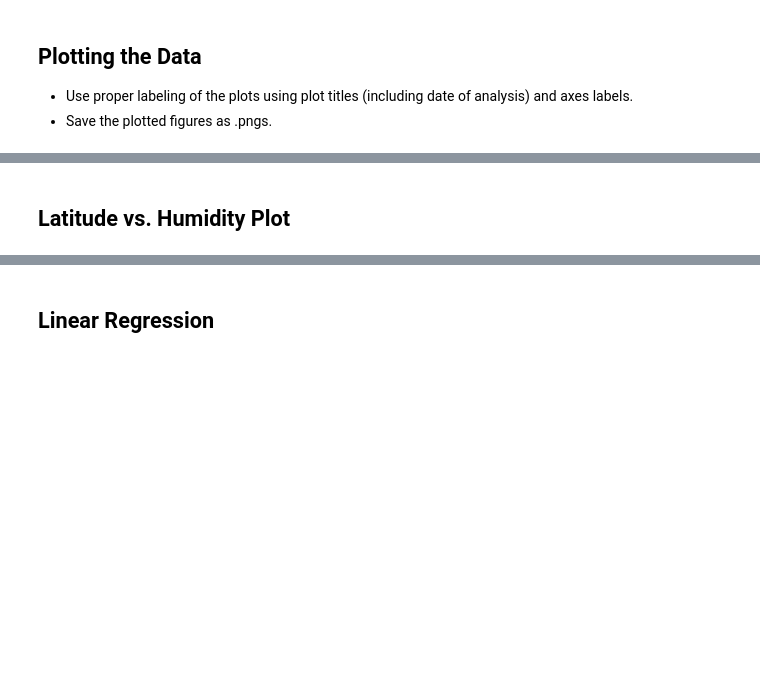
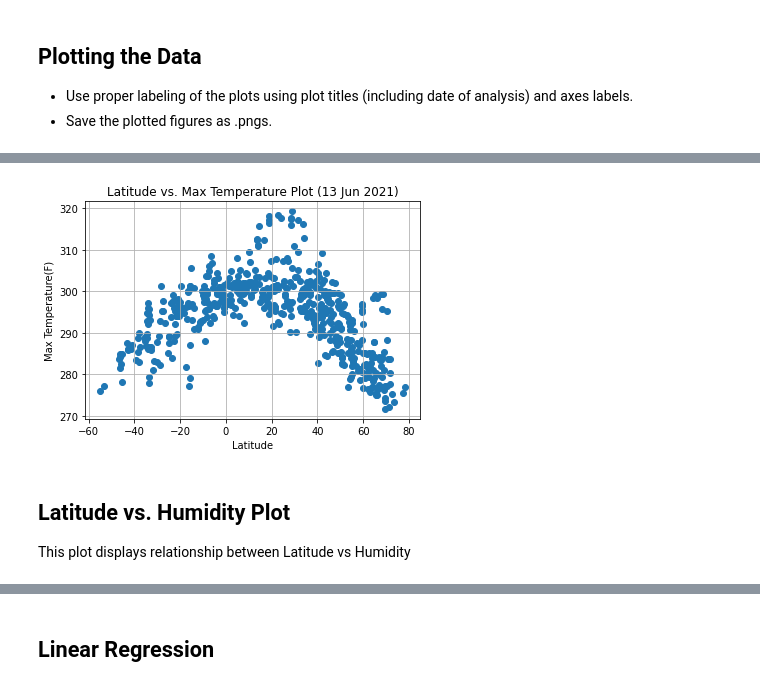
Before and after one commit to extasy44/python-api-challenge, a Jupyter notebook: WeatherPy/WeatherPy.ipynb, the cells around one changed output, grey strips where cells are left out. Drawn from its saved outputs; the diff is of its cells as text; code cells hidden in the pictures; blank space fills up the shorter version.

```diff
--- a/WeatherPy/WeatherPy.ipynb
+++ b/WeatherPy/WeatherPy.ipynb
@@ -185,4 +169,24 @@ Int64Index([], dtype='int64')
 # %%
 # Make a new DataFrame equal to the city data to drop all humidity outliers by index.
 # Passing "inplace=False" will make a copy of the city_data DataFrame, which we call "clean_city_data".
+
+
+# Calculate the IQR and quantitatively determine if there are any potential outliers.
+def get_outlier(df=None, column=None, weight=1.5):
+  quantile_25 = np.percentile(df[column].values, 25)
+  quantile_75 = np.percentile(df[column].values, 75)
+
+  IQR = quantile_75 - quantile_25
+  IQR_weight = IQR*weight
+
+  lowest = quantile_25 - IQR_weight
+  highest = quantile_75 + IQR_weight
+
+  outlier_idx = df[column][ (df[column] < lowest) | (df[column] > highest) ]
+  return outlier_idx
+
+outlier_idx = get_outlier(df=weather_df, column='Humidity', weight=1.5)
+clean_city_data = cleaned_df.drop(outlier_idx, axis=0, inplace=False)
+
+len(clean_city_data.index)
 # %% [output]
@@ -204,2 +201,16 @@ Int64Index([], dtype='int64')
+# %%
+plt.scatter(clean_city_data['Lat'], clean_city_data['Max Temp'], marker = "o")
+
+plt.xlabel("Latitude")
+plt.ylabel("Max Temperature(F)")
+plt.title('Latitude vs. Max Temperature Plot (13 Jun 2021)')
+plt.grid(which='major', linestyle='-')
+plt.grid(which='minor', linestyle=':')
+plt.savefig("output/lat_vs_max.png")
+
+plt.show()
+# %% [output]
+[figure, added]
 # %% [markdown]
 ## Latitude vs. Humidity Plot
+This plot displays relationship between Latitude vs Humidity
```
Also changed, not shown: parts of 34 cells of this notebook, 13 other files.
